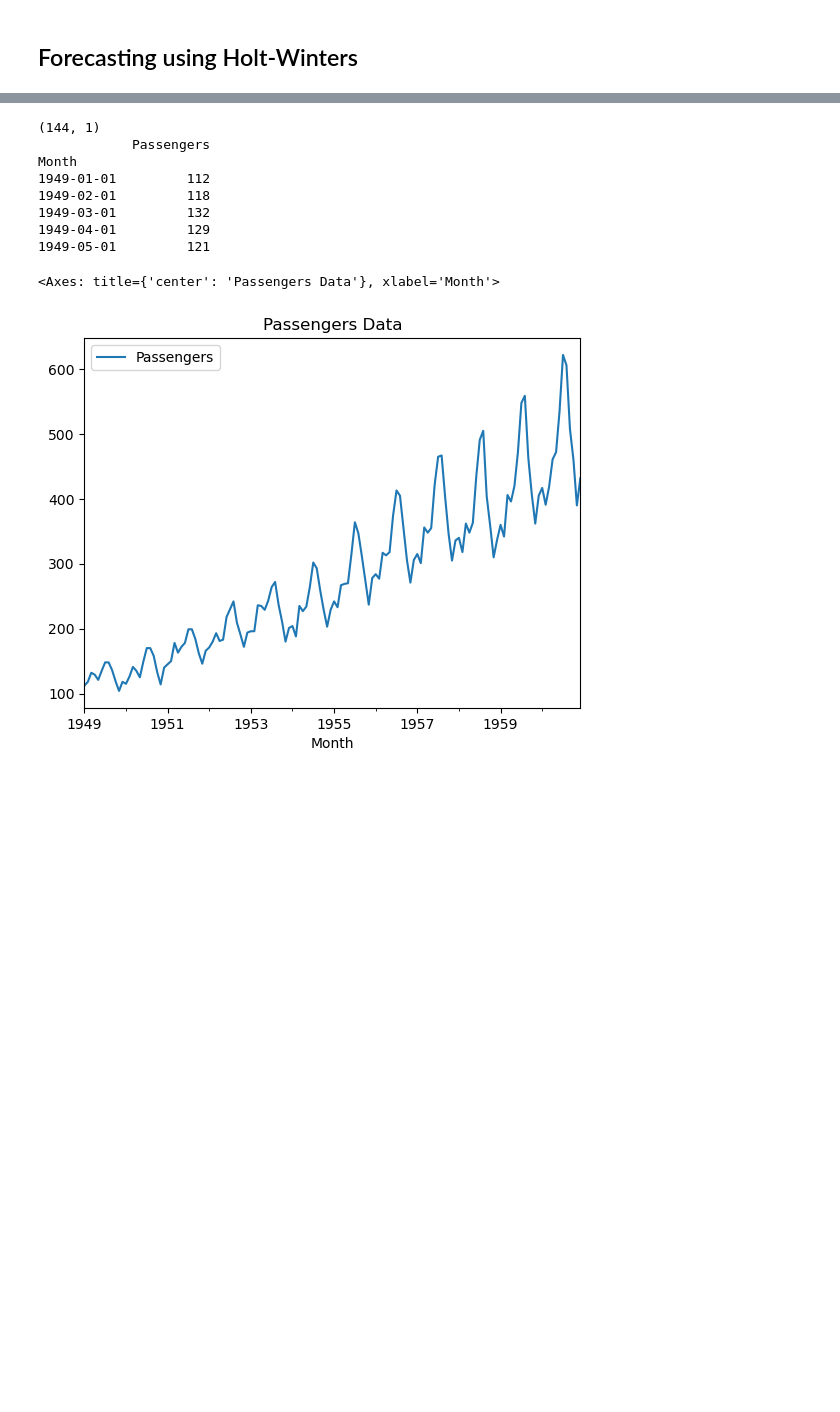
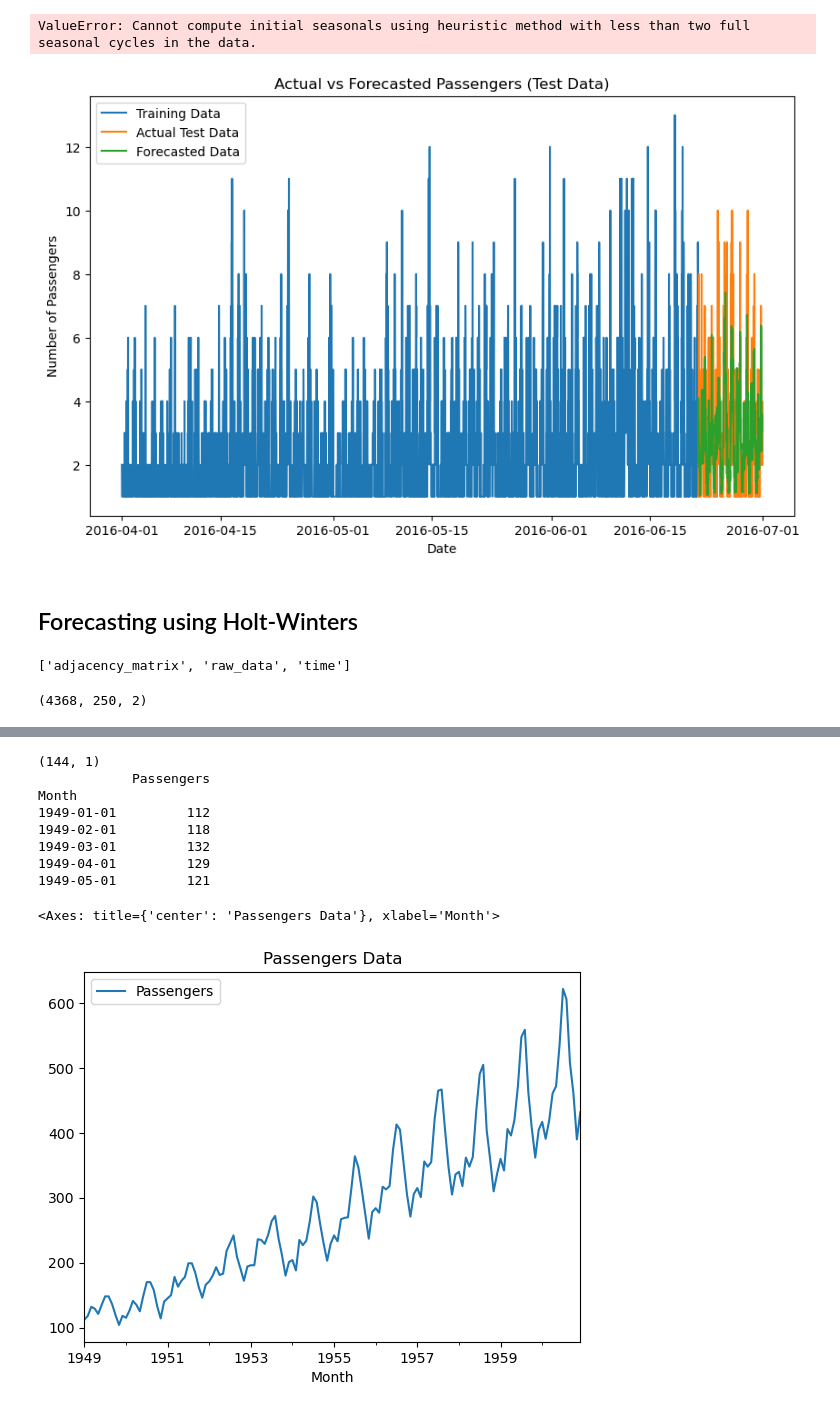
Before and after one commit to ksg0617/MIE1630, a Jupyter notebook: Code/notebook.ipynb, the cells around one changed output, grey strips where cells are left out. Drawn from its saved outputs; the diff is of its cells as text; code cells hidden in the pictures; blank space fills up the shorter version.

```diff
--- a/Code/notebook.ipynb
+++ b/Code/notebook.ipynb
@@ -0,0 +3,8 @@
+# %%
+import h5py
+f = h5py.File('D:/MIE1630/Data/nyc-bike.h5', 'r')
+# %%
+from data_loader import load_nycbike_data
+train_ts_data, test_ts_data = load_nycbike_data()
+train_ts_data += 1 - train_ts_data.min()  # Shift data to make it strictly positive
+test_ts_data += 1 - test_ts_data.min()
@@ -1,2 +41,49 @@
+# %%
+from statsmodels.tsa.holtwinters import ExponentialSmoothing
+import pandas as pd
+import numpy as np
+alpha, beta, gamma = 0.5, 0.5, 0.5
+# Seasonal period for daily seasonality
+seasonal_periods = 336   # 24 hours × 2 intervals per hour
+
+# Initialize and fit the model
+model_hw = ExponentialSmoothing(
+    train_ts_data,
+    trend='mul',  # Or 'mul' if appropriate
+    seasonal='mul',  # Or 'mul' if appropriate
+    seasonal_periods=seasonal_periods
+)
+
+try:
+    model_fit = model_hw.fit(optimized=True)
+    forecast = model_fit.forecast(len(test_ts_data))
+except ValueError as e:
+    print(f"Model fitting failed: {e}")
+    forecast = pd.Series([np.nan] * len(test_ts_data), index=test_ts_data.index)
+# %% [output]
+ValueError: Cannot compute initial seasonals using heuristic method with less than two full seasonal cycles in the data.
+# %%
+import matplotlib.pyplot as plt
+# Plot the forecasts vs actuals
+plt.figure(figsize=(10, 6))
+plt.plot(train_ts_data.index, train_ts_data.values, label='Training Data')
+plt.plot(test_ts_data.index, test_ts_data.values, label='Actual Test Data')
+plt.plot(test_ts_data.index, forecast.values, label='Forecasted Data')
+plt.title('Actual vs Forecasted Passengers (Test Data)')
+plt.xlabel('Date')
+plt.ylabel('Number of Passengers')
+plt.legend()
+plt.show()
+# %% [output]
+[figure, added]
 # %% [markdown]
 ## Forecasting using Holt-Winters
+# %%
+list(f.keys())
+# %% [output]
+['adjacency_matrix', 'raw_data', 'time']
+# %%
+raw_data = f['raw_data']
+raw_data.shape # (T, N, C) TimeSteps, # of variables, feature channels of dataset
+# %% [output]
+(4368, 250, 2)
```
Also changed, not shown: parts of 24 cells of this notebook, 8 other files.
